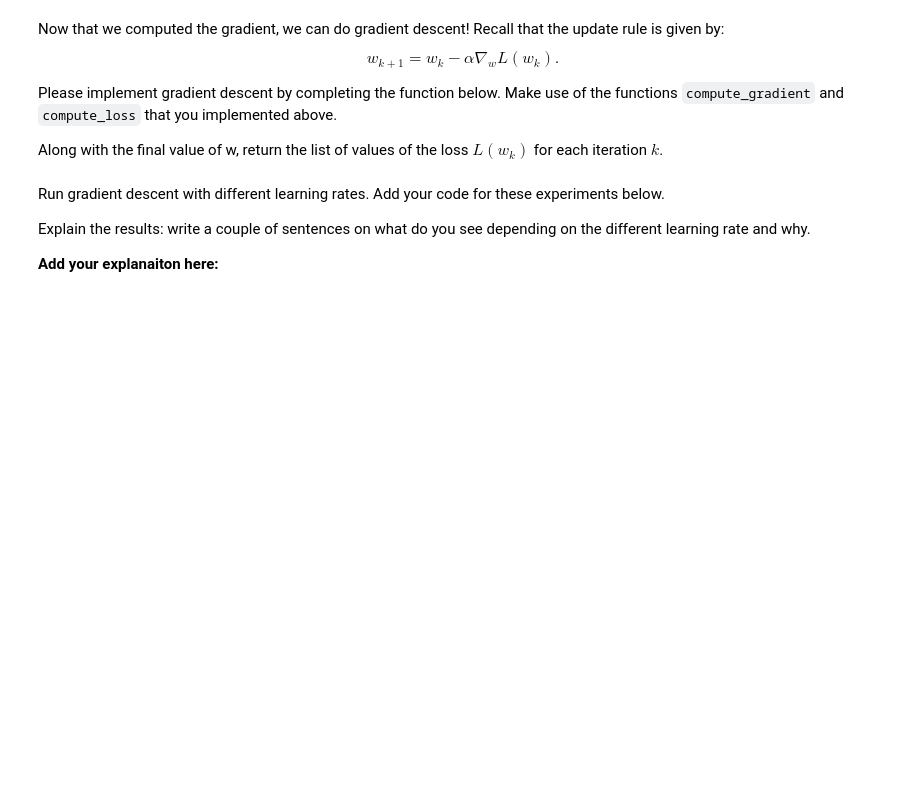
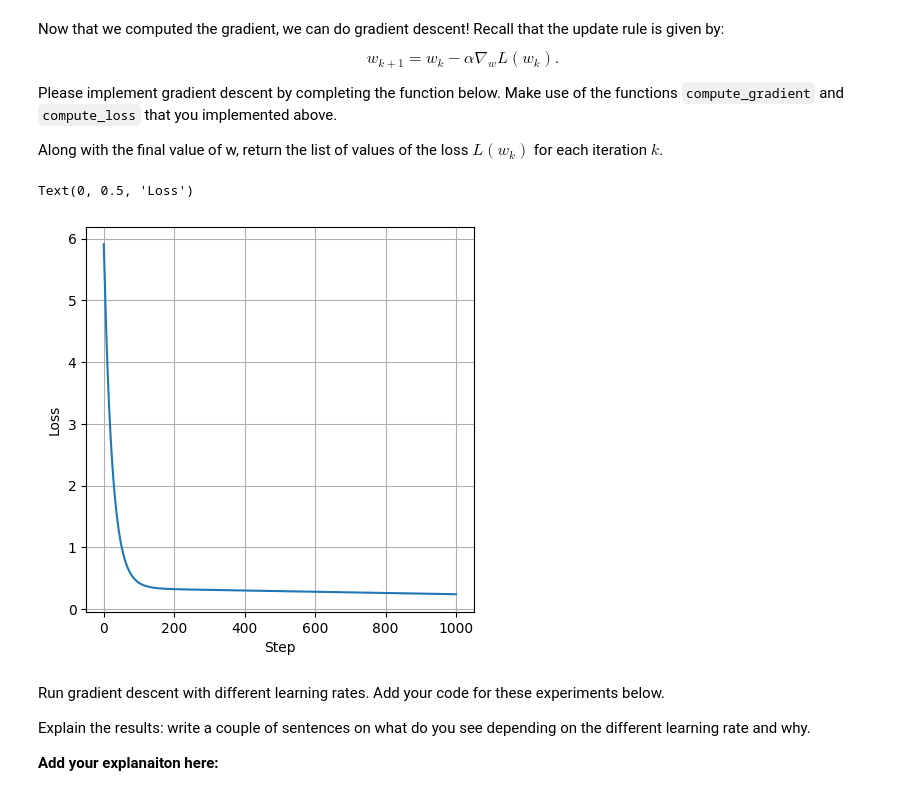
Before and after one commit to jithendra1798/ML-CS-GY-6923-B, a Jupyter notebook: 04_ML_cs_gy_6923-B_lab_03_regularization_logreg_gd.ipynb, the cells around one changed output. Saved outputs shown, nothing was run; the diff lists cells and outputs as text; code cells hidden in the pictures; blank space fills up the shorter version.

```diff
--- a/04_ML_cs_gy_6923-B_lab_03_regularization_logreg_gd.ipynb
+++ b/04_ML_cs_gy_6923-B_lab_03_regularization_logreg_gd.ipynb
@@ -72,7 +75,11 @@ def compute_loss(X, y, w, lam):
     """
 
     # TODO: YOUR CODE HERE!
-
+    n = X.shape[0]
+    residual = y - X @ w
+    data_fit = (residual @ residual) / n
+    l1 = lam * np.sum(np.abs(w))
+    loss = data_fit + l1
     return loss
 
 lam = 0.1
@@ -110,8 +119,11 @@ def compute_gradient(X, y, w, lam):
         Gradient of the loss function with respect to w
     """
     # TODO: YOUR CODE HERE!
-
-    # return gradient
+    n = X.shape[0]
+    grad_mse = (2.0 / n) * X.T @ (X @ w - y)
+    grad_l1 = lam * np.sign(w)
+    gradient = grad_mse + grad_l1
+    return gradient
 
 
 w = np.random.randn(n_features,)
@@ -160,34 +177,41 @@ def gradient_descent(X, y, w_init, lam, alpha, num_iter=10000
     Returns:
     --------
     w_final : numpy.ndarray of shape (d,)
         Final value of parameters w
     loss_history: list[float]
         List of loss values at each iteration
     """
 
     # Initialize weights and loss history
     w = w_init.copy()  # Make a copy to avoid modifying the input
     loss_history = []
 
     # Perform gradient descent
     for i in range(num_iter):
       # TODO: YOUR CODE HERE!
-      ...
+      grad = compute_gradient(X, y, w, lam)
+      w -= alpha * grad
+      if i == 0 or (i+1) % 10 == 0:
+        loss_history.append(compute_loss(X, y, w, lam))
+
 
     return w, loss_history
 
 
 w_init = np.ones((n_features,))
 w, loss_history = gradient_descent(X_tr, y_tr, w_init, lam=0.1, alpha=.001)
 
 f, ax = plt.subplots(1, 1, figsize=(5, 5))
 xs = np.arange(len(loss_history))
 ys = np.array(loss_history)
 
 ax.plot(xs, ys)
 ax.grid()
 ax.set_xlabel("Step")
 ax.set_ylabel("Loss")
+# %% [output]
+Text(0, 0.5, 'Loss')
+[figure, added]
 # %% [markdown]
 Run gradient descent with different learning rates. Add your code for these experiments below.
 
```
Also changed, not shown: parts of 16 cells of this notebook.
